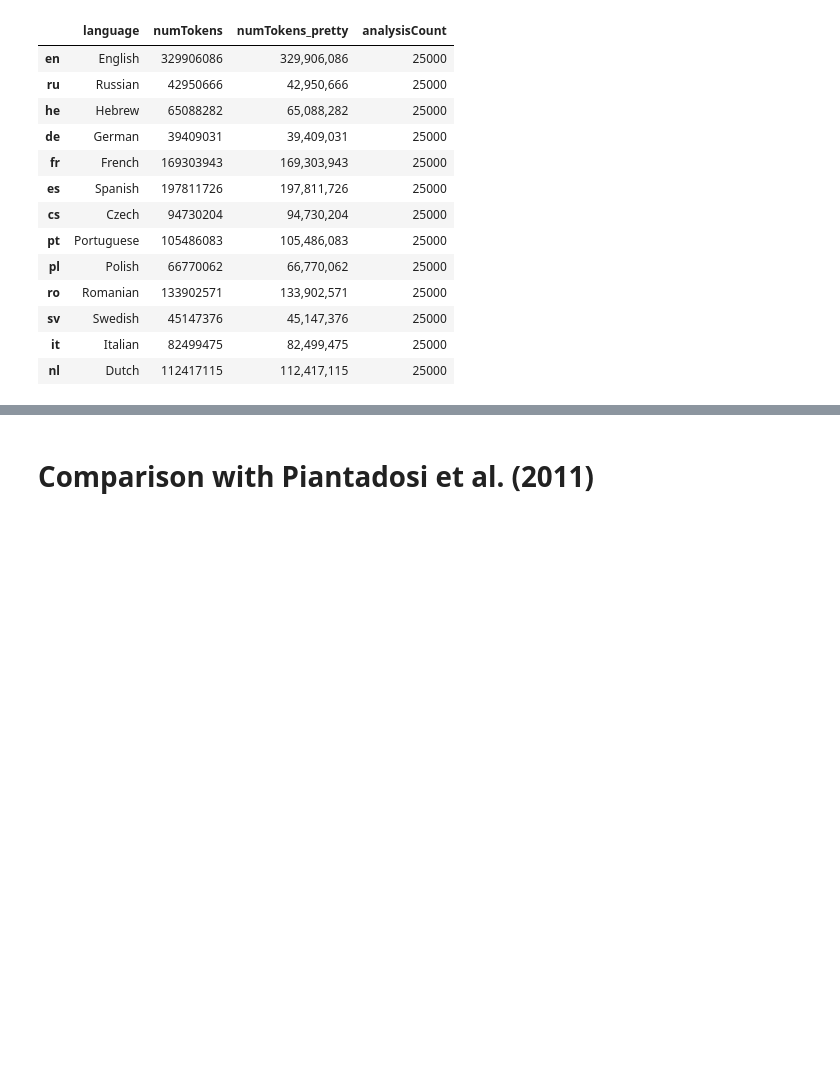
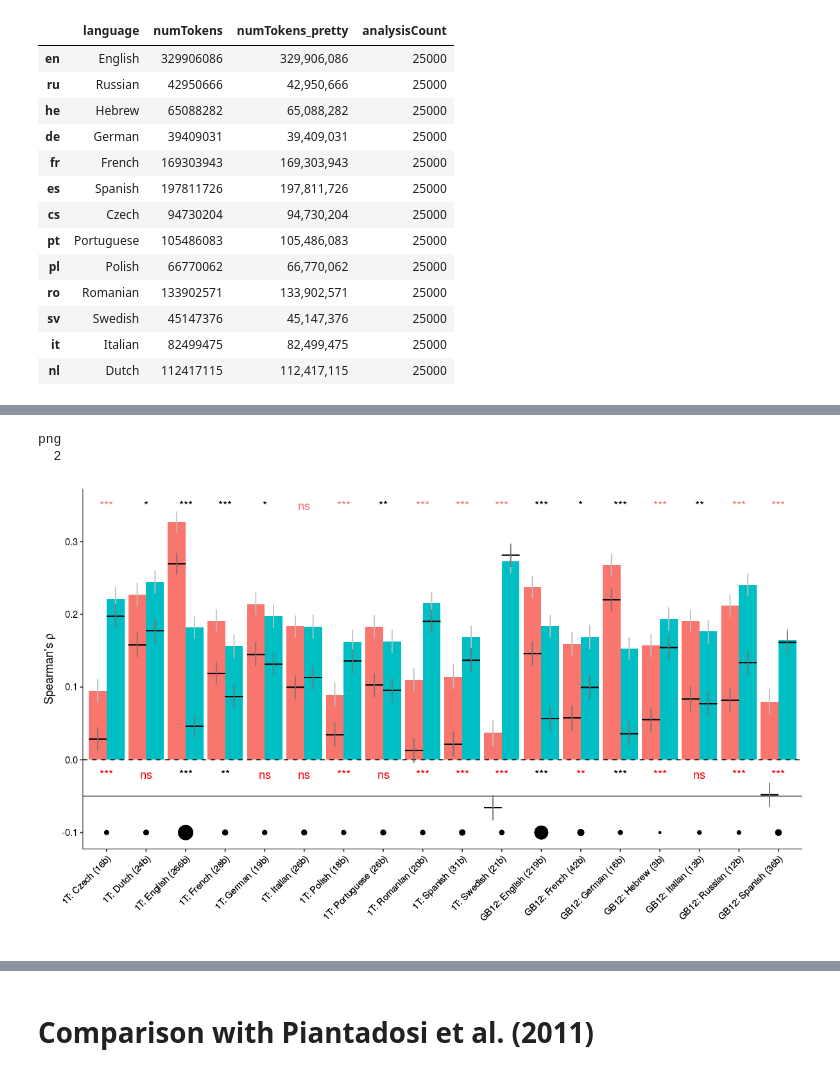
Before and after one commit to smeylan/pic-analysis, a Jupyter notebook: Cross-linguistic PIC (1T, Books 2012, OPUS, BNC).ipynb, the cells around one changed output, grey strips where cells are left out. Saved outputs shown, nothing was run; the diff lists cells and outputs as text; code cells hidden in the pictures; blank space fills up the shorter version.

```diff
--- a/Cross-linguistic PIC (1T, Books 2012, OPUS, BNC).ipynb
+++ b/Cross-linguistic PIC (1T, Books 2012, OPUS, BNC).ipynb
@@ -452,0 +871,48 @@ Warning message:
+# %%
+source('ss_analysis.R')
+xv_list = c("Number of Characters")
+yv_list = c("Unigram Surprisal",'Trigram Surprisal')
+
+dodge <- position_dodge(width=0.9)
+correlations = subset(nem_combined, xv %in% xv_list & yv %in% yv_list & !residualize & dataset
+!= "OPUS")
+partial_correlations = subset(nem_combined, xv %in% xv_list & yv %in% yv_list &
+residualize & dataset != "OPUS")
+p_values = subset(nem_combined, xv %in% xv_list & yv == "Difference: Unigram Surprisal - Trigram Surprisal")
+p_values$sig = mapply(sig_symbol, p_values$pvalue, p_values$direction)
+p_values$direction[p_values$sig =='ns'] = 'higher' # makes ns red, b/c inconsistent with P11
+
+crosslinguistic_predict_len = ggplot(correlations
+) + geom_bar(aes(x=languageLabel, y=singleCor, fill=yv),  stat='identity', position='dodge'
+)  + theme(axis.text.x = element_text(angle = 45, hjust = 1)
+) + theme(panel.background = element_blank(
+), axis.text.x = element_text(colour = "black"),axis.text.y = element_text(
+ colour = "black"), axis.line.x = element_line(color="black", size = .25),
+    axis.line.y = element_line(color="black", size = .25)) + geom_hline(aes(yintercept = 0),
+linetype = 'dashed') + ylab(expression(paste("Spearman's ",rho))) + xlab(''
+) +  theme(legend.position="none")  + geom_point(aes(x= languageLabel, y=-.1, size=numTokens)
+) + scale_size_area(
+) + geom_hline(aes(yintercept = -.05), size=.25) +  geom_linerange(aes(x=languageLabel,
+ymin=lower, ymax=upper, fill=yv), position=dodge, colour='gray'
+) + geom_errorbar(data = subset(partial_correlations, dataset != 'OPUS'), aes(x=languageLabel,
+ ymin=singleCor, ymax=singleCor, fill=yv), position='dodge') +  geom_linerange(data=subset(
+partial_correlations, dataset != 'OPUS'), aes(
+ x=languageLabel, ymin=lower, ymax=upper, fill=yv), position=dodge, colour='grey45'
+) + geom_text(data=subset(p_values, direction == 'lower' & !residualize & dataset
+    != "OPUS"), aes(x=languageLabel, y=.35, label=sig)
+) + geom_text(data=subset(p_values, direction == 'higher' & !residualize & dataset
+    !="OPUS"), aes(x=languageLabel, y=.35, label=sig, colour='red')
+) + geom_text(data=subset(p_values, direction == 'lower' & residualize & dataset
+    != "OPUS"), aes(x=languageLabel, y=-.02, label=sig)
+) + geom_text(data=subset(p_values, direction == 'higher' & residualize & dataset
+    != "OPUS"), aes(x=languageLabel, y=-.02, label=sig), colour='red')
+
+
+
+pdf('figures/crosslinguistic-unigramTrigramLength.pdf', width=10, height=5)
+print(crosslinguistic_predict_len)
+dev.off()
+
+# options(repr.plot.width=10, repr.plot.height=6, jupyter.plot_mimetypes = 'image/png')
+print(crosslinguistic_predict_len)
+# %% [output]
@@ -452,0 +923,3 @@ Warning message:
+png
+  2
+[figure, added]
```
Also changed, not shown: parts of 119 cells of this notebook, 2 other files.
